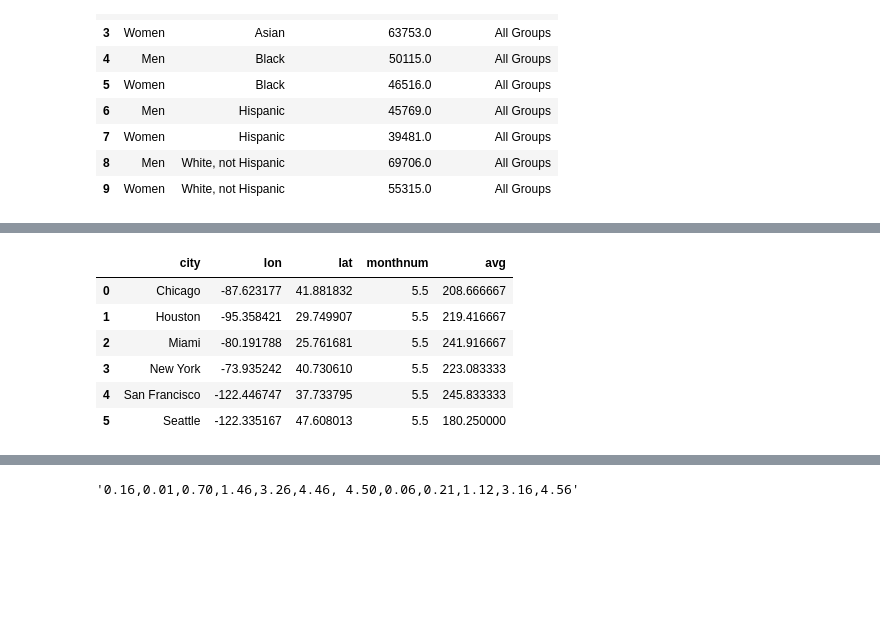
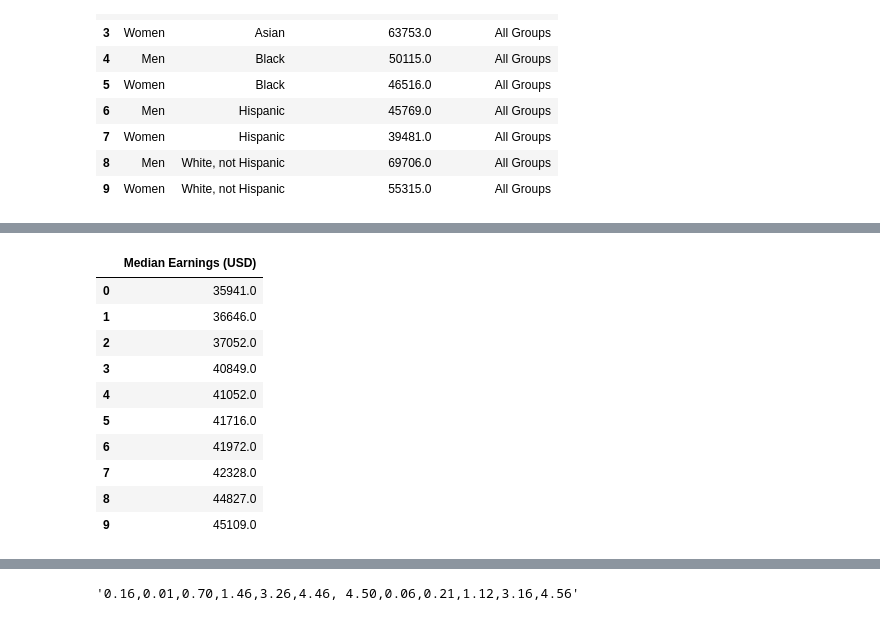
Before and after one commit to henrygit2001/FinalProject512, a Jupyter notebook: DeceptiveDemo.ipynb, the cells around one changed output, grey strips where cells are left out. Saved outputs shown, nothing was run; the diff lists cells and outputs as text; code cells hidden in the pictures; blank space fills up the shorter version.

```diff
--- a/DeceptiveDemo.ipynb
+++ b/DeceptiveDemo.ipynb
@@ -158,17 +165,21 @@ alt.Chart(movies, title=alt.Title(
 [interactive output not drawn]
 # %%
-grouped = movies.groupby('city').mean(numeric_only=True).reset_index()
+grouped = movies.groupby('Median Earnings (USD)').mean(numeric_only=True).reset_index()
 #grouped = grouped.set_index(pd.Series([0, 1, 2, 3, 4, 5]))
 grouped.columns = grouped.columns.str.replace('sunshine', 'avg')
 grouped.head(10)
 # %% [output]
-|  | city | lon | lat | monthnum | avg |
-| 0 | Chicago | -87.623177 | 41.881832 | 5.5 | 208.666667 |
-| 1 | Houston | -95.358421 | 29.749907 | 5.5 | 219.416667 |
-| 2 | Miami | -80.191788 | 25.761681 | 5.5 | 241.916667 |
-| 3 | New York | -73.935242 | 40.730610 | 5.5 | 223.083333 |
-| 4 | San Francisco | -122.446747 | 37.733795 | 5.5 | 245.833333 |
-| 5 | Seattle | -122.335167 | 47.608013 | 5.5 | 180.250000 |
+|  | Median Earnings (USD) |
+| 0 | 35941.0 |
+| 1 | 36646.0 |
+| 2 | 37052.0 |
+| 3 | 40849.0 |
+| 4 | 41052.0 |
+| 5 | 41716.0 |
+| 6 | 41972.0 |
+| 7 | 42328.0 |
+| 8 | 44827.0 |
+| 9 | 45109.0 |
 # %%
 #movies.join(grouped, on='city')
 #movies.join(grouped, on='city',rsuffix='extra')
```
Also changed, not shown: parts of 5 cells of this notebook.
